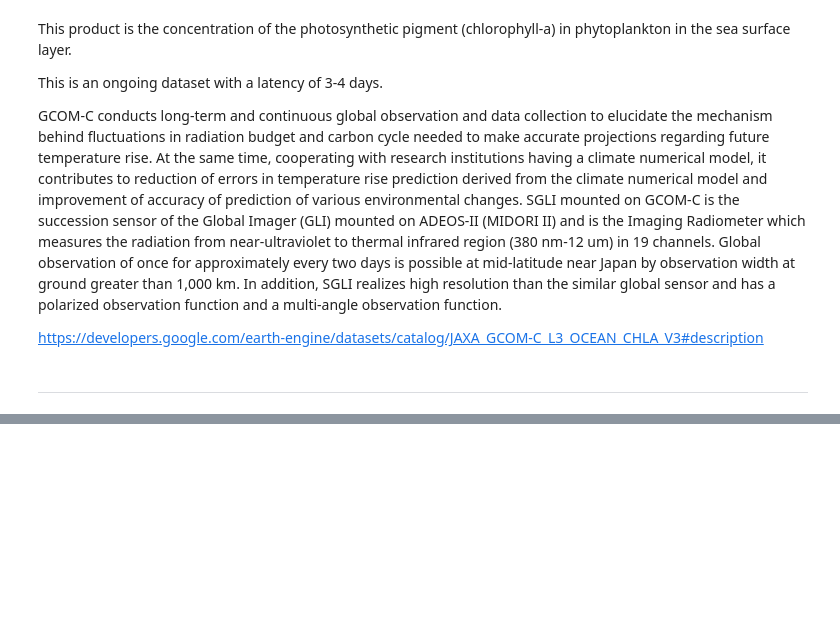
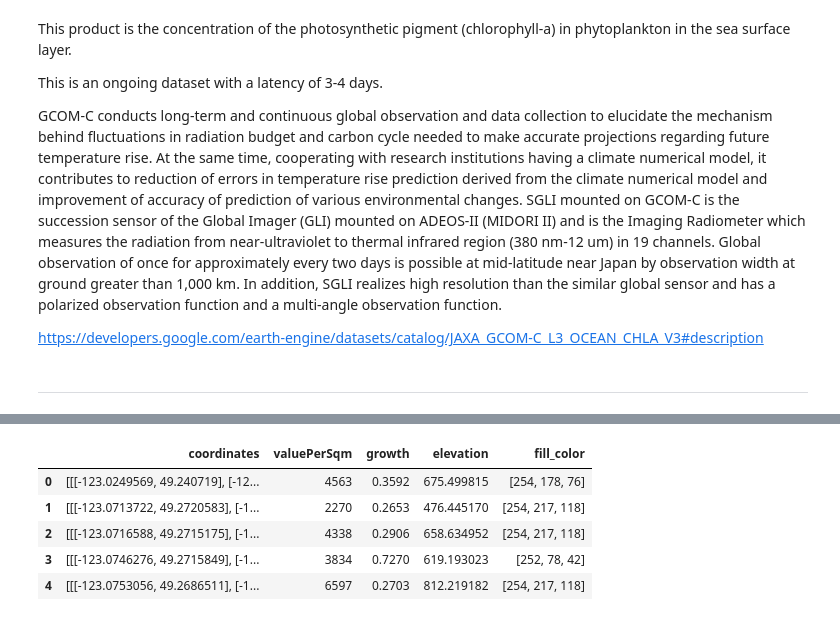
Before and after one commit to pipesalas/avistamiento_ballenas, a Jupyter notebook: notebooks/download_chlorophyll.ipynb, the cells around one changed output, grey strips where cells are left out. Saved outputs shown, nothing was run; the diff lists cells and outputs as text; code cells hidden in the pictures; blank space fills up the shorter version.

```diff
--- a/notebooks/download_chlorophyll.ipynb
+++ b/notebooks/download_chlorophyll.ipynb
@@ -240,0 +311,9 @@ display(my_map)
+# %%
+df.head()
+# %% [output]
+|  | coordinates | valuePerSqm | growth | elevation | fill_color |
+| 0 | [[[-123.0249569, 49.240719], [-12... | 4563 | 0.3592 | 675.499815 | [254, 178, 76] |
+| 1 | [[[-123.0713722, 49.2720583], [-1... | 2270 | 0.2653 | 476.445170 | [254, 217, 118] |
+| 2 | [[[-123.0716588, 49.2715175], [-1... | 4338 | 0.2906 | 658.634952 | [254, 217, 118] |
+| 3 | [[[-123.0746276, 49.2715849], [-1... | 3834 | 0.7270 | 619.193023 | [252, 78, 42] |
+| 4 | [[[-123.0753056, 49.2686511], [-1... | 6597 | 0.2703 | 812.219182 | [254, 217, 118] |
```
Also changed, not shown: parts of 14 cells of this notebook, 16 other files.
